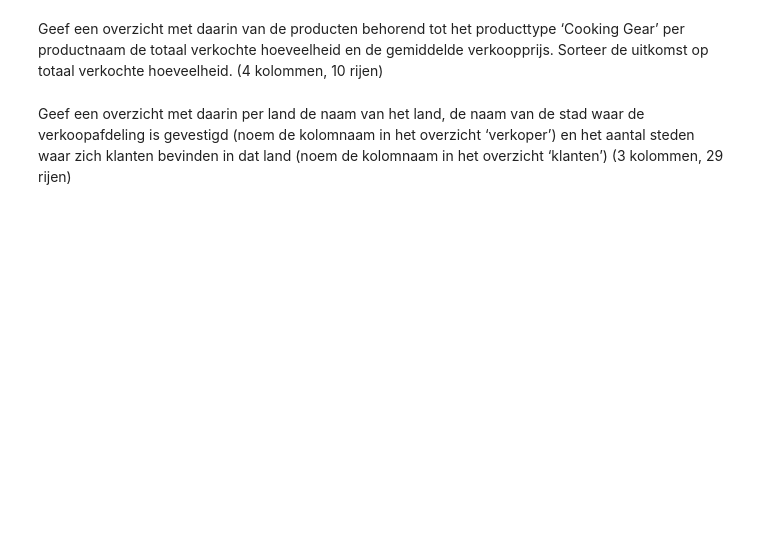
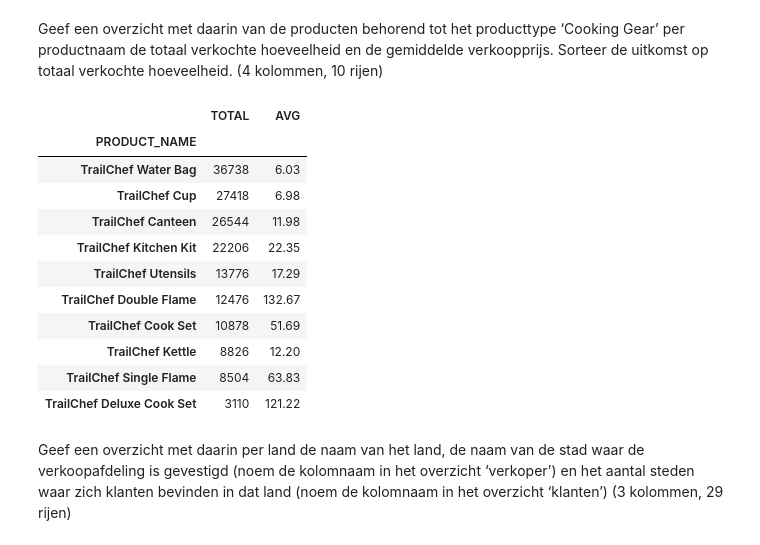
Before and after one commit to Leftings/DEDS_Portfolio, a Jupyter notebook: src/2.1/DEDS_WC_1.2_en_1.3_Opdrachten.ipynb, the cells around one changed output. Saved outputs shown, nothing was run; the diff lists cells and outputs as text; code cells hidden in the pictures; blank space fills up the shorter version.

```diff
--- a/src/2.1/DEDS_WC_1.2_en_1.3_Opdrachten.ipynb
+++ b/src/2.1/DEDS_WC_1.2_en_1.3_Opdrachten.ipynb
@@ -394,4 +499,35 @@ Geef een overzicht met daarin per land het aantal vestigingen van klanten die zi
 # %% [markdown]
 Geef een overzicht met daarin van de producten behorend tot het producttype ‘Cooking Gear’ per productnaam de totaal verkochte hoeveelheid en de gemiddelde verkoopprijs. Sorteer de uitkomst op totaal verkochte hoeveelheid. (4 kolommen, 10 rijen)
+# %%
+product = pd.read_sql("SELECT * FROM product", sqliteConnection)
+product_type = pd.read_sql("SELECT * FROM product_type", sqliteConnection)
+details = pd.read_sql("SELECT * FROM order_details", sqliteConnection)
+
+df_merge = pd.merge(product, product_type, on='PRODUCT_TYPE_CODE')
+df_merge = pd.merge(df_merge, details, on='PRODUCT_NUMBER')
+
+df_filter = df_merge[df_merge['PRODUCT_TYPE_EN'] == 'Cooking Gear']
+
+df_res = df_filter.groupby('PRODUCT_NAME').agg(
+    TOTAL = ('QUANTITY', 'sum'),
+    AVG = ('UNIT_SALE_PRICE', 'mean')
+)
+
+df_res['AVG'] = df_res['AVG'].round(2)
+df_res = df_res.sort_values(by='TOTAL', ascending=False)
+df_res
+# %% [output]
+|  | TOTAL | AVG |
+| PRODUCT_NAME |  |  |
+| TrailChef Water Bag | 36738 | 6.03 |
+| TrailChef Cup | 27418 | 6.98 |
+| TrailChef Canteen | 26544 | 11.98 |
+| TrailChef Kitchen Kit | 22206 | 22.35 |
+| TrailChef Utensils | 13776 | 17.29 |
+| TrailChef Double Flame | 12476 | 132.67 |
+| TrailChef Cook Set | 10878 | 51.69 |
+| TrailChef Kettle | 8826 | 12.20 |
+| TrailChef Single Flame | 8504 | 63.83 |
+| TrailChef Deluxe Cook Set | 3110 | 121.22 |
 # %% [markdown]
 Geef een overzicht met daarin per land de naam van het land, de naam van de stad waar de verkoopafdeling is gevestigd (noem de kolomnaam in het overzicht ‘verkoper’) en het aantal steden waar zich klanten bevinden in dat land (noem de kolomnaam in het overzicht ‘klanten’) (3 kolommen, 29 rijen)
```
Also changed, not shown: parts of 8 cells of this notebook.
